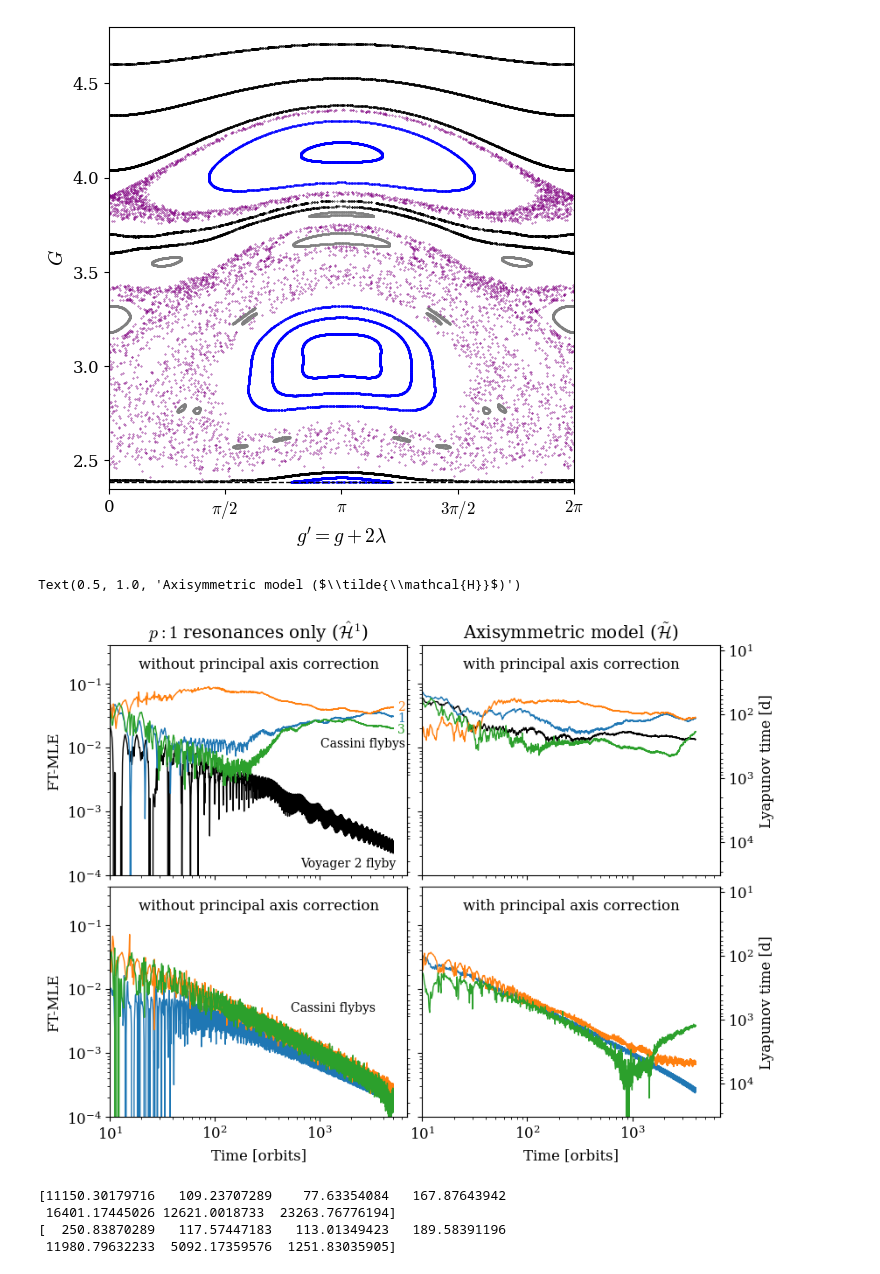
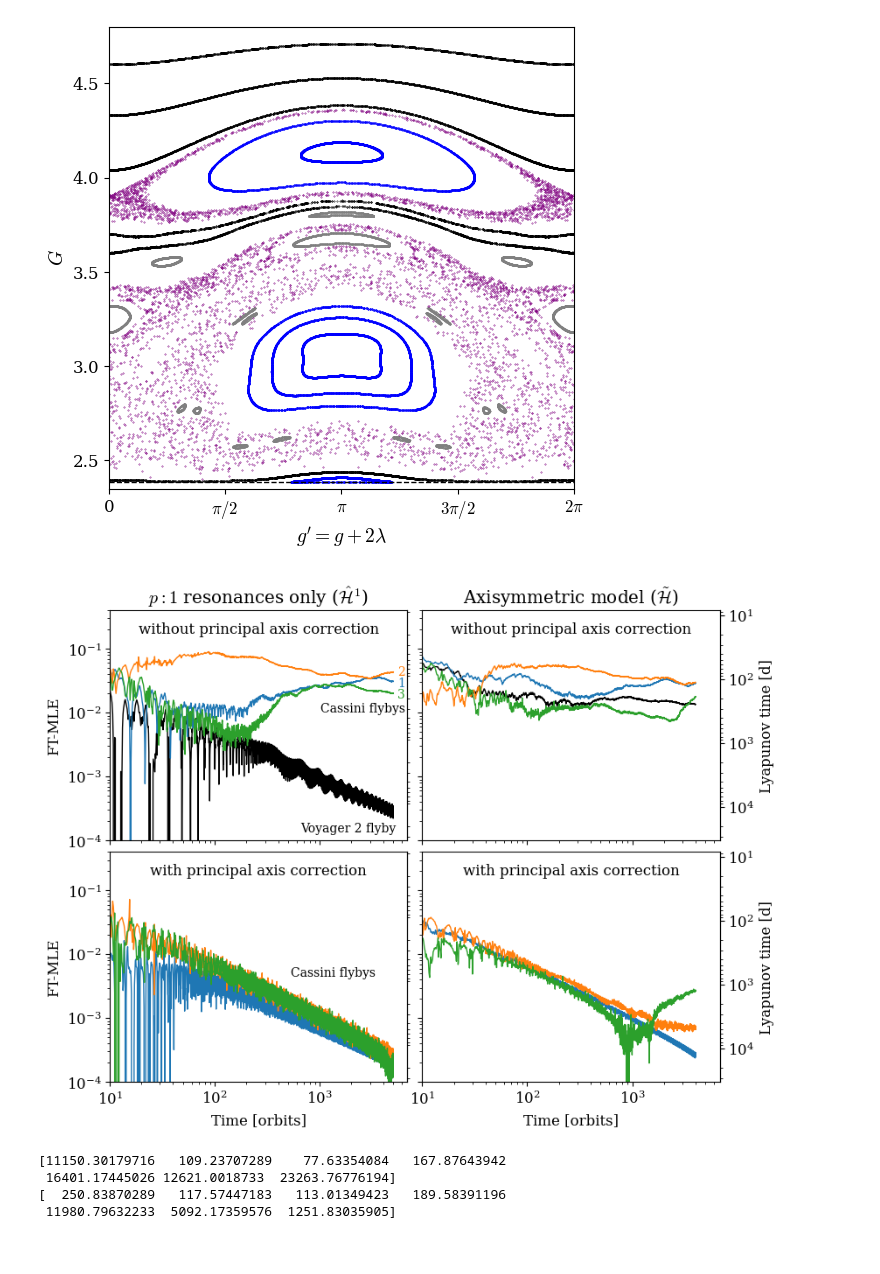
Before and after one commit to goldbergmax/hyperion-rot-orb, a Jupyter notebook: rotation/section.ipynb, the cells around one changed output. Cells and saved outputs as stored; diff of their text form; code cells hidden in the pictures.

```diff
--- a/rotation/section.ipynb
+++ b/rotation/section.ipynb
@@ -91,38 +91,37 @@ axs[0,0].set_yscale('log')
 axs[0,0].text(0.8, 0.08, 'Voyager 2 flyby', transform=axs[0,0].transAxes, fontsize=10, ha='center', va='top')
 axs[0,0].text(0.85, 0.6, 'Cassini flybys', transform=axs[0,0].transAxes, fontsize=10, ha='center', va='top')
 axs[1,0].text(0.75, 0.5, 'Cassini flybys', transform=axs[1,0].transAxes, fontsize=10, ha='center', va='top')
 axs[0,0].text(0.98, 0.71, '1', transform=axs[0,0].transAxes, fontsize=10, ha='center', va='top', color='C0')
 axs[0,0].text(0.98, 0.76, '2', transform=axs[0,0].transAxes, fontsize=10, ha='center', va='top', color='C1')
 axs[0,0].text(0.98, 0.66, '3', transform=axs[0,0].transAxes, fontsize=10, ha='center', va='top', color='C2')
-for ax in axs[:,0]:
+for ax in axs[0]:
     ax.text(0.5, 0.95, 'without principal axis correction', transform=ax.transAxes, fontsize=12, ha='center', va='top')
-for ax in axs[:,1]:
+for ax in axs[1]:
     ax.text(0.5, 0.95, 'with principal axis correction', transform=ax.transAxes, fontsize=12, ha='center', va='top')
 # axs[0].legend()
 axs[0,0].set_xlim(1e1, None)
 axs[0,0].set_ylim(1e-4, 0.4)
 # axs[0].set_xlabel('Time [orbits]')
 axs[1,0].set_xlabel('Time [orbits]')
 axs[1,1].set_xlabel('Time [orbits]')
 axs[0,0].set_ylabel('FT-MLE')
 axs[1,0].set_ylabel('FT-MLE')
 
 def forward_tick_function(x):
     return 1/x * (21.28/(2*np.pi))
 def inverse_tick_function(x):
     return 1/x * (2*np.pi/21.28)
 
 secaxs = [ax.secondary_yaxis('right', functions=(forward_tick_function, inverse_tick_function)) for ax in axs.flatten()]
 for secax in secaxs[::2]:
     secax.set_yticks([])
 for secax in secaxs[1::2]:
     secax.set_ylabel('Lyapunov time [d]')
 axs[0,0].set_title('$p:1$ resonances only ($\hat{\mathcal{H}}^1$)')
 axs[0,1].set_title(r'Axisymmetric model ($\tilde{\mathcal{H}}$)')
-# fig.savefig('../figs/lyapunov.pdf', bbox_inches='tight')
+fig.savefig('../figs/lyapunov.pdf', bbox_inches='tight')
 # %% [output]
-Text(0.5, 1.0, 'Axisymmetric model ($\\tilde{\\mathcal{H}}$)')
-[figure, old version]
+[figure, new version]
 # %%
 print((1/lyaps[-1,1:])/(2*np.pi)*21.28)
 print((1/lyaps_axi[-1,1:])/(2*np.pi)*21.28)
```
